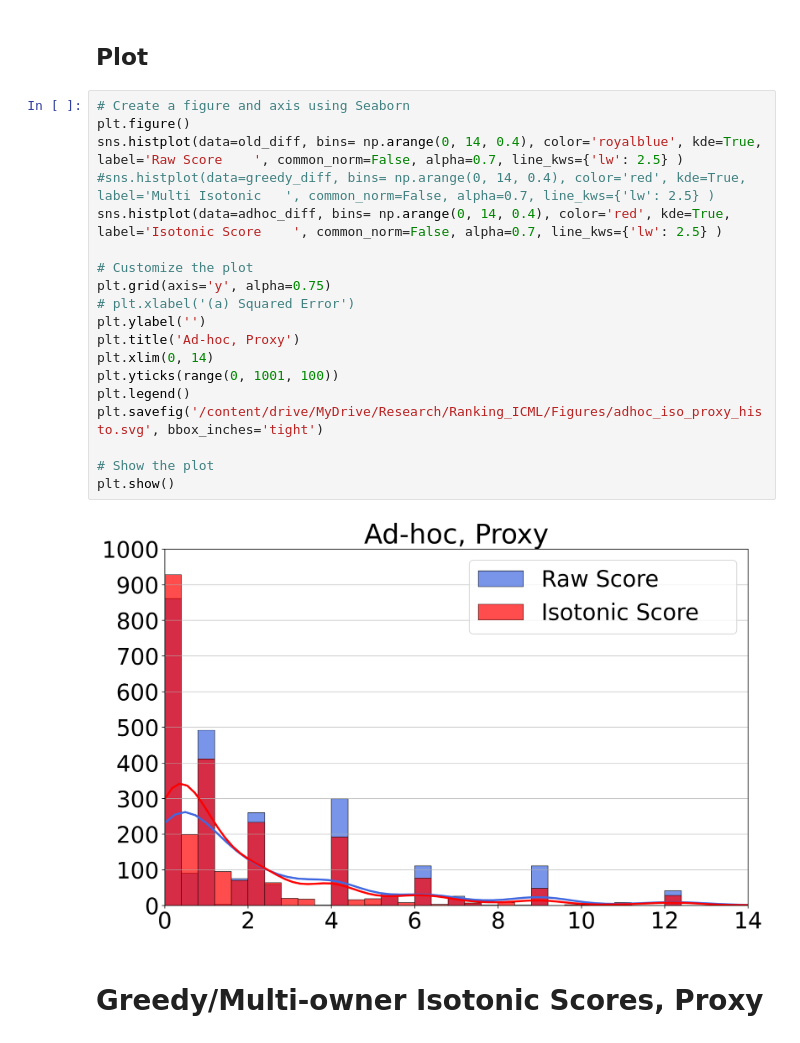
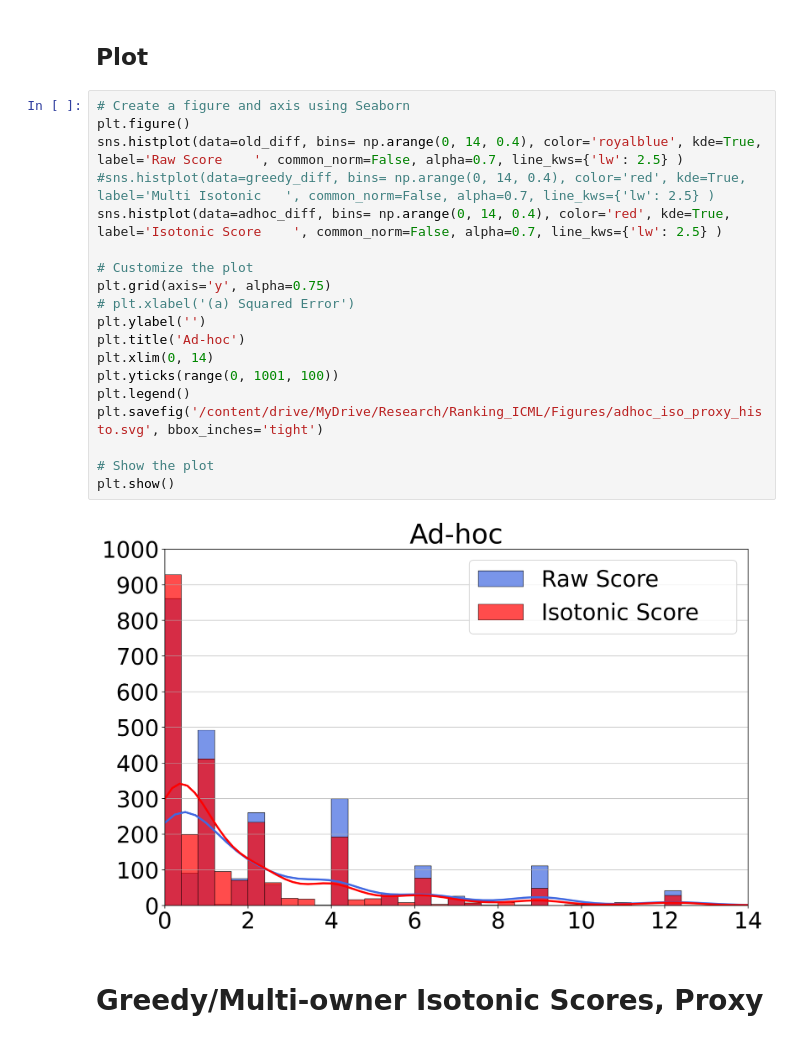
Before and after one commit to BuxinSu/ICML_2023_Ranking, a Jupyter notebook: Notebooks/Adhoc_Greedy_and_Multiowner_histogram.ipynb, the cells around one changed output. Saved outputs shown, nothing was run; the diff lists cells and outputs as text.

```diff
--- a/Notebooks/Adhoc_Greedy_and_Multiowner_histogram.ipynb
+++ b/Notebooks/Adhoc_Greedy_and_Multiowner_histogram.ipynb
@@ -275,24 +275,24 @@ Before Rebuttal with proxy p-value for greedy: 7.222205266476588e-10
 # %%
 # Create a figure and axis using Seaborn
 plt.figure()
 sns.histplot(data=old_diff, bins= np.arange(0, 14, 0.4), color='royalblue', kde=True, label='Raw Score    ', common_norm=False, alpha=0.7, line_kws={'lw': 2.5} )
 #sns.histplot(data=greedy_diff, bins= np.arange(0, 14, 0.4), color='red', kde=True, label='Multi Isotonic   ', common_norm=False, alpha=0.7, line_kws={'lw': 2.5} )
 sns.histplot(data=adhoc_diff, bins= np.arange(0, 14, 0.4), color='red', kde=True, label='Isotonic Score    ', common_norm=False, alpha=0.7, line_kws={'lw': 2.5} )
 
 # Customize the plot
 plt.grid(axis='y', alpha=0.75)
 # plt.xlabel('(a) Squared Error')
 plt.ylabel('')
-plt.title('Ad-hoc, Proxy')
+plt.title('Ad-hoc')
 plt.xlim(0, 14)
 plt.yticks(range(0, 1001, 100))
 plt.legend()
 plt.savefig('/content/drive/MyDrive/Research/Ranking_ICML/Figures/adhoc_iso_proxy_histo.svg', bbox_inches='tight')
 
 # Show the plot
 plt.show()
 # %% [output]
-[figure, old version]
+[figure, new version]
 # %% [markdown]
 # **Greedy/Multi-owner Isotonic Scores, Proxy**
 # %% [markdown]
```
Also changed, not shown: parts of 1 cell of this notebook.
